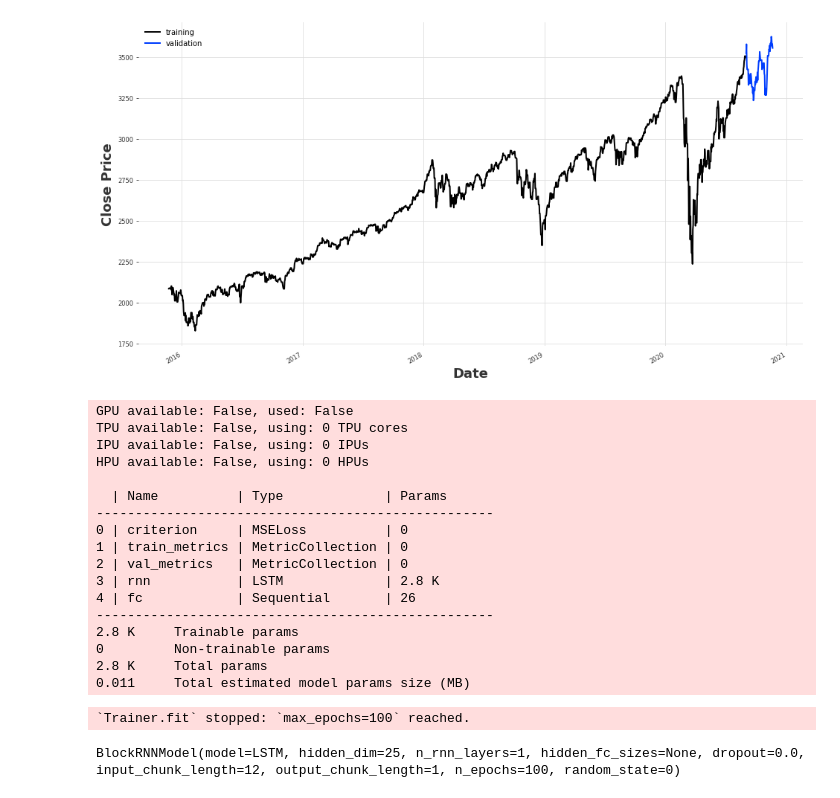
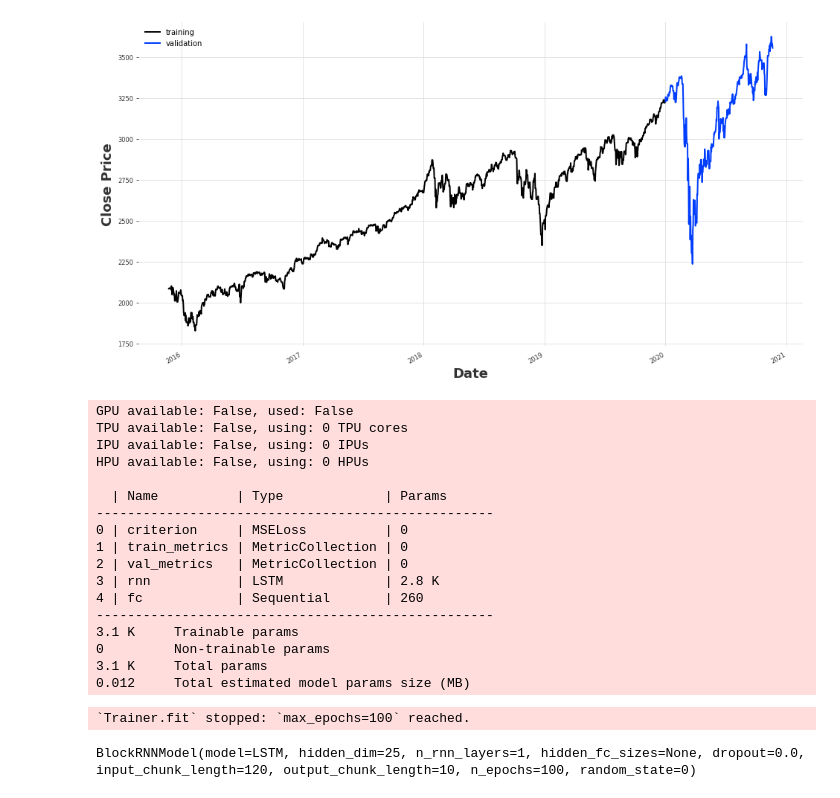
Before and after one commit to Basaron/DSS_Forcasting, a Jupyter notebook: Forcasting.ipynb, the cells around one changed output. Saved outputs shown, nothing was run; the diff lists cells and outputs as text; code cells hidden in the pictures.

```diff
--- a/Forcasting.ipynb
+++ b/Forcasting.ipynb
@@ -114,48 +15,46 @@ datasetName = "yahoo_stock.csv"
 dataset = pd.read_csv(datasetName, sep=',')
 dataset = dataset.drop(['Volume'], axis=1)
 
-splitDay = '2020-09-01'
-
 
 seriesClosed = TimeSeries.from_dataframe(dataset, 'Date', 'Close')
 seriesOpen = TimeSeries.from_dataframe(dataset, 'Date', 'Open')
 seriesHigh = TimeSeries.from_dataframe(dataset, 'Date', 'High')
 seriesLow = TimeSeries.from_dataframe(dataset, 'Date', 'Low')
 seriesAdjClosed = TimeSeries.from_dataframe(dataset, 'Date', 'Adj Close')
 
 scalarClose, scalarOpen, scalarHigh, scalarLow, scalarAdjClosed = Scaler(), Scaler(), Scaler(), Scaler(), Scaler()
-
 ScSeriesClosed = scalarClose.fit_transform(seriesClosed)
 ScSeriesOpen = scalarOpen.fit_transform(seriesOpen)
 ScSeriesHigh = scalarHigh.fit_transform(seriesHigh)
 ScSeriesLow = scalarLow.fit_transform(seriesLow)
 ScSeriesAdjClosed = scalarAdjClosed.fit_transform(seriesAdjClosed)
 
+splitDay = '2020-01-01'
 
 trainClosed, valClosed = seriesClosed.split_before(pd.Timestamp(splitDay))
 
 ScTrainClosed, ScValClosed = ScSeriesClosed.split_before(pd.Timestamp(splitDay))
 ScTrainOpen, ScValOpen = ScSeriesOpen.split_before(pd.Timestamp(splitDay))
 ScTrainHigh, ScValHigh = ScSeriesHigh.split_before(pd.Timestamp(splitDay))
 ScTrainLow, ScValLow = ScSeriesLow.split_before(pd.Timestamp(splitDay))
 ScTrainAdjClosed, ScValAdjClosed = ScSeriesAdjClosed.split_before(pd.Timestamp(splitDay))
 
 
 plt.figure(figsize=(16,8))
 plt.title('Yahoo Stock Price Prediction')
 trainClosed.plot(label="training")
 valClosed.plot(label="validation")
 plt.xlabel('Date', fontsize=18)
 plt.ylabel('Close Price', fontsize=18)
 plt.legend()
 plt.show()
 # %% [output]
-[figure, old version]
+[figure, new version]
 # %%
 model_LSTM = BlockRNNModel(
     model='LSTM',
-    input_chunk_length=12,
-    output_chunk_length =1,
+    input_chunk_length=120,
+    output_chunk_length =10,
     n_epochs=100,
     random_state=0
 )
@@ -172,14 +71,14 @@ HPU available: False, using: 0 HPUs
 1 | train_metrics | MetricCollection | 0
 2 | val_metrics   | MetricCollection | 0
 3 | rnn           | LSTM             | 2.8 K
-4 | fc            | Sequential       | 26
+4 | fc            | Sequential       | 260
 ---------------------------------------------------
-2.8 K     Trainable params
+3.1 K     Trainable params
 0         Non-trainable params
-2.8 K     Total params
-0.011     Total estimated model params size (MB)
+3.1 K     Total params
+0.012     Total estimated model params size (MB)
 `Trainer.fit` stopped: `max_epochs=100` reached.
-BlockRNNModel(model=LSTM, hidden_dim=25, n_rnn_layers=1, hidden_fc_sizes=None, dropout=0.0, input_chunk_length=12, output_chunk_length=1, n_epochs=100, random_state=0)
+BlockRNNModel(model=LSTM, hidden_dim=25, n_rnn_layers=1, hidden_fc_sizes=None, dropout=0.0, input_chunk_length=120, output_chunk_length=10, n_epochs=100, random_state=0)
 # %%
 predictionLSTM = model_LSTM.predict(n=len(ScValClosed), series=ScTrainClosed)
 predictionLSTM = scalarClose.inverse_transform(predictionLSTM)
```
Also changed, not shown: parts of 20 cells of this notebook.
